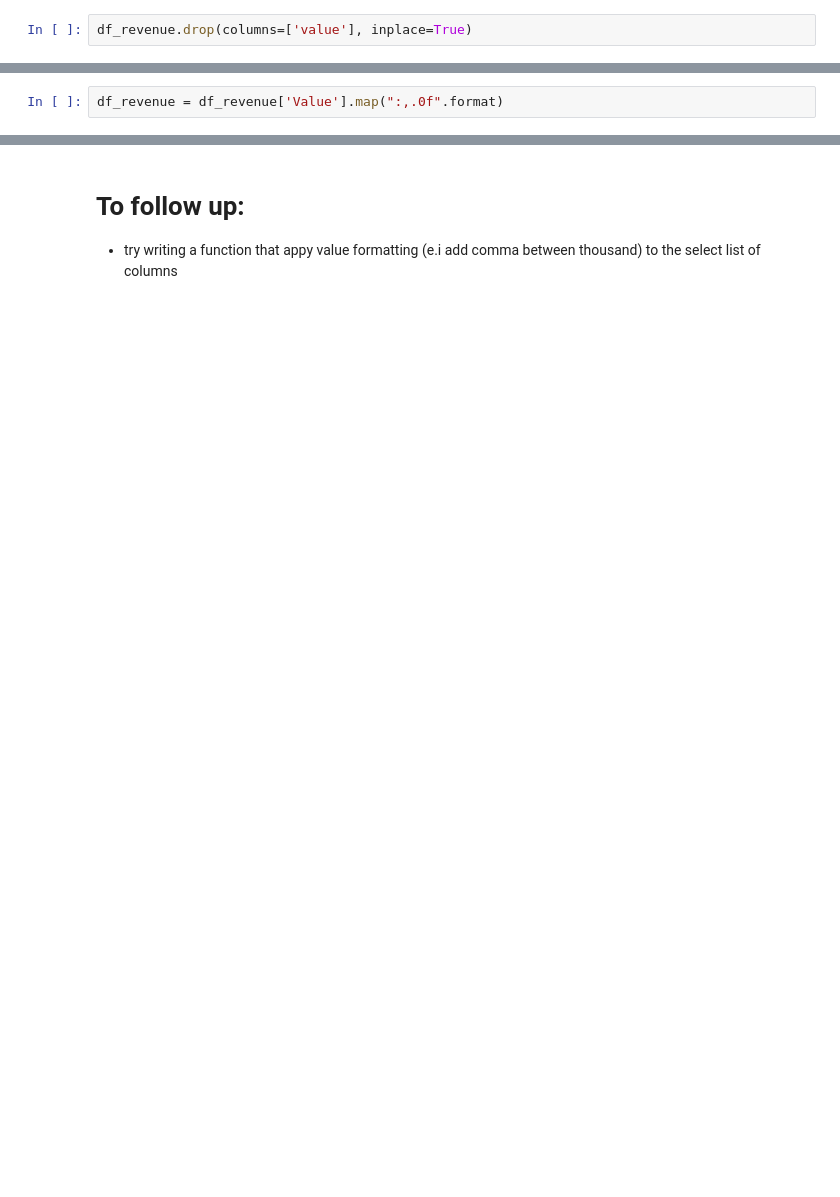
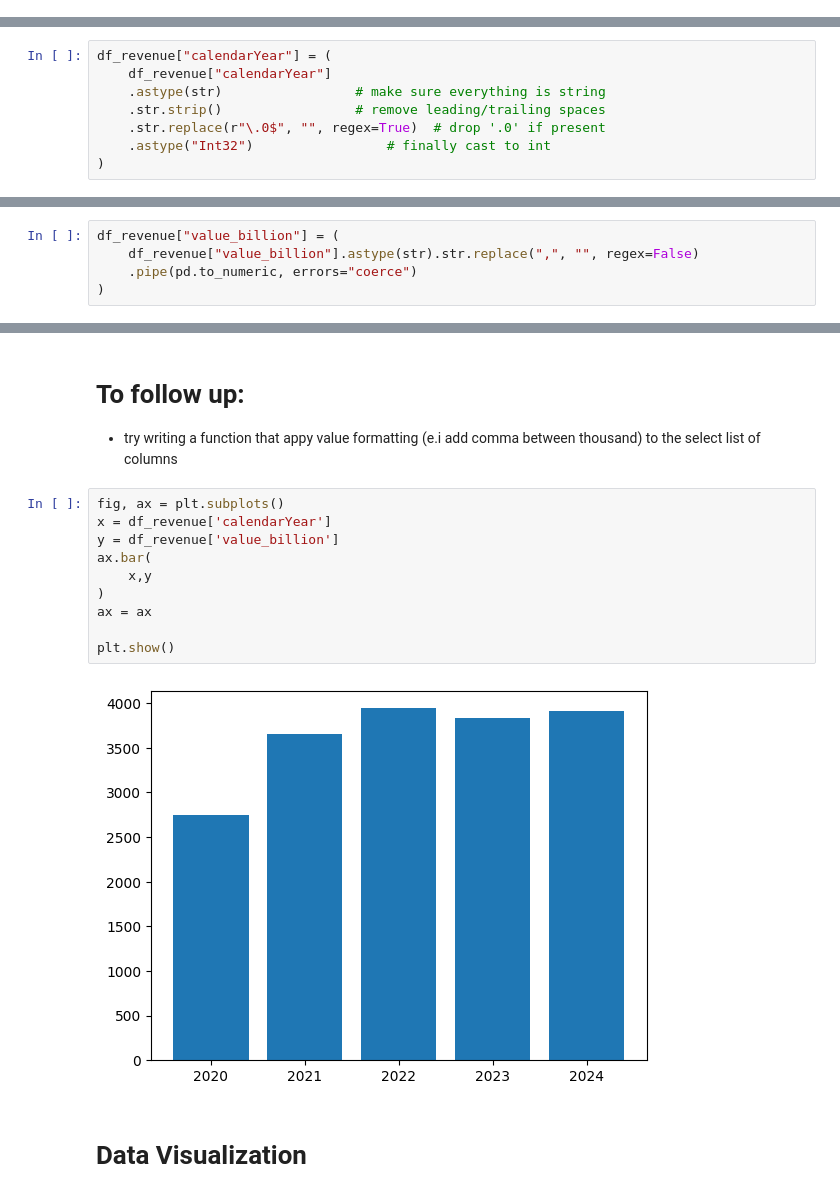
Before and after one commit to tdoan123/data-learning-journey, a Jupyter notebook: Projects/FinancialStatementAnalysis/apple_income_statement_annual.ipynb, the cells around one changed output, grey strips where cells are left out. Saved outputs shown, nothing was run; the diff lists cells and outputs as text; blank space fills up the shorter version.

Commit message:
apple revenue chart

```diff
--- a/Projects/FinancialStatementAnalysis/apple_income_statement_annual.ipynb
+++ b/Projects/FinancialStatementAnalysis/apple_income_statement_annual.ipynb
@@ -111,2 +103,0 @@ See the caveats in the documentation: https://pandas.pydata.org/pandas-docs/stab
-# %%
-df_revenue.drop(columns=['value'], inplace=True)
@@ -118,2 +103,0 @@ See the caveats in the documentation: https://pandas.pydata.org/pandas-docs/stab
-# %%
-df_revenue = df_revenue['Value'].map(":,.0f".format)
@@ -128,0 +104,8 @@ df_revenue
+# %%
+df_revenue["calendarYear"] = (
+    df_revenue["calendarYear"]
+    .astype(str)                 # make sure everything is string
+    .str.strip()                 # remove leading/trailing spaces
+    .str.replace(r"\.0$", "", regex=True)  # drop '.0' if present
+    .astype("Int32")                 # finally cast to int
+)
@@ -128,0 +131,5 @@ df_revenue
+# %%
+df_revenue["value_billion"] = (
+    df_revenue["value_billion"].astype(str).str.replace(",", "", regex=False)
+    .pipe(pd.to_numeric, errors="coerce")
+)
@@ -129,3 +156,17 @@ df_revenue
 # %% [markdown]
 # To follow up:
 - try writing a function that appy value formatting (e.i add comma between thousand) to the select list of columns
+# %%
+fig, ax = plt.subplots()
+x = df_revenue['calendarYear']
+y = df_revenue['value_billion']
+ax.bar(
+    x,y
+)
+ax = ax
+
+plt.show()
+# %% [output]
+[figure, added]
+# %% [markdown]
+# Data Visualization
```
Also changed, not shown: parts of 12 cells of this notebook.
